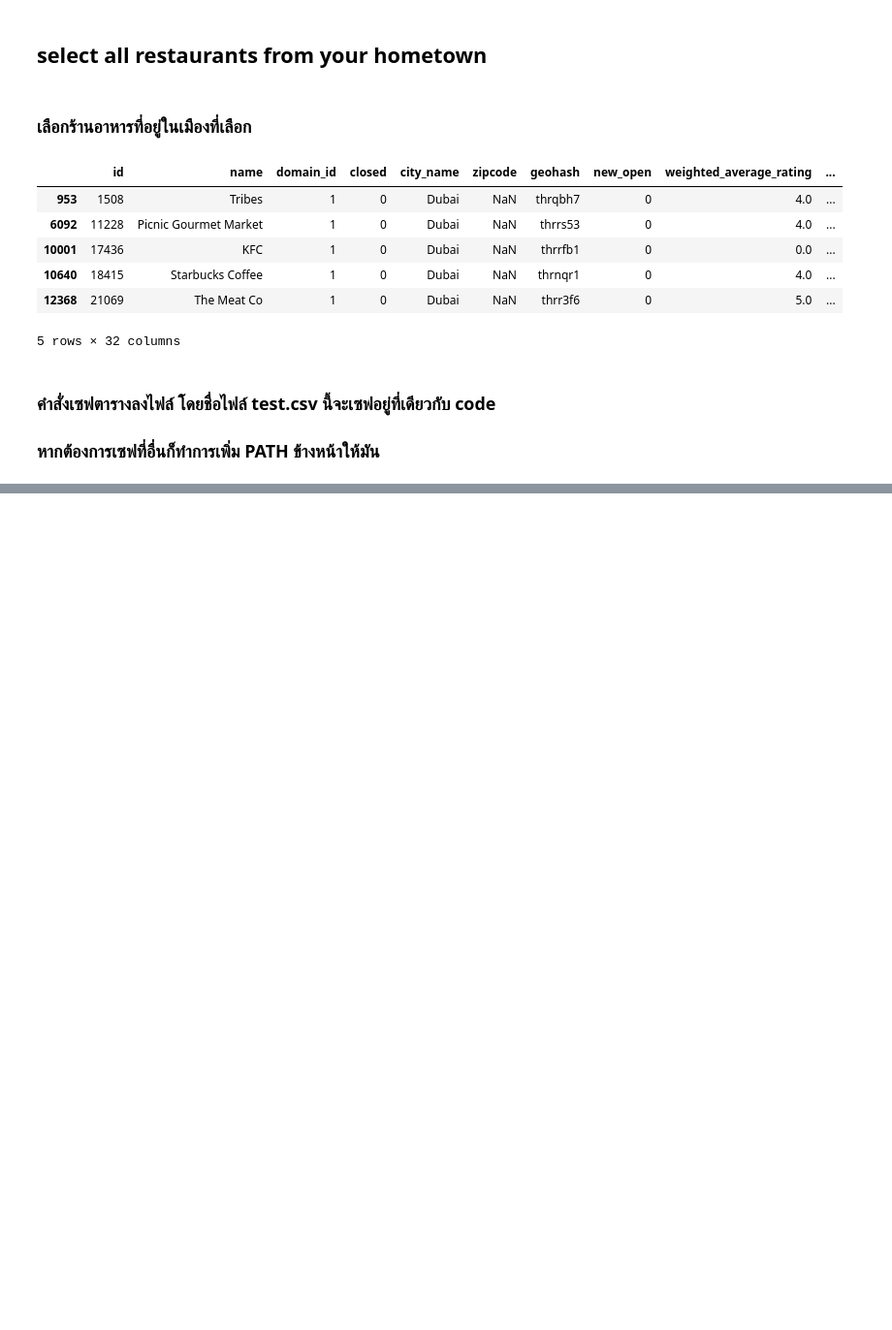
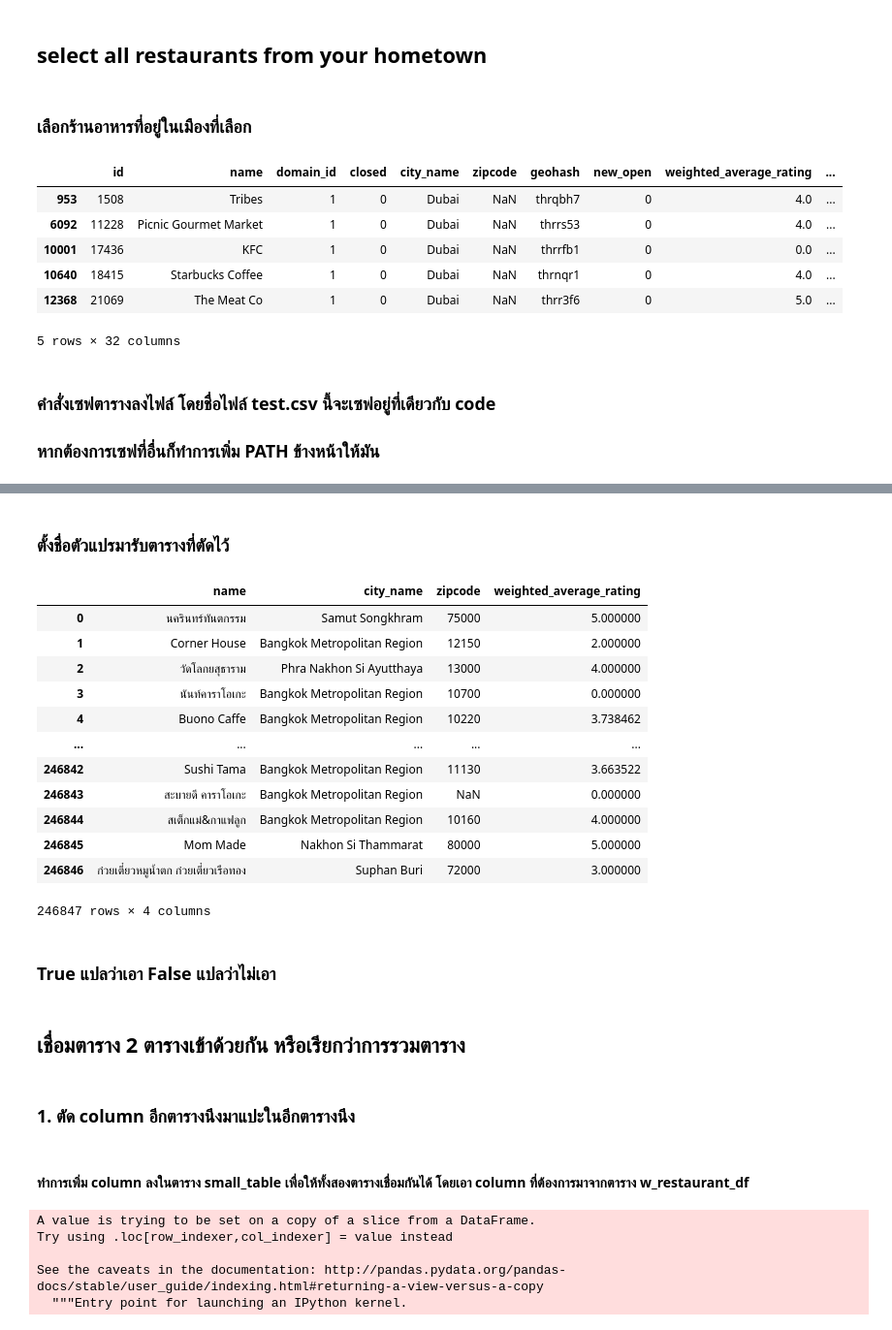
Before and after one commit to MuBuBaamm/python_dataviz, a Jupyter notebook: Pandas101.ipynb, the cells around one changed output, grey strips where cells are left out. Shown: that part at 97% size. Drawn from its saved outputs; the diff is of its cells as text; code cells hidden in the pictures; blank space fills up the shorter version.

```diff
--- a/Pandas101.ipynb
+++ b/Pandas101.ipynb
@@ -253,0 +291,35 @@ w_restaurant_df_t.to_csv('test.csv')
+# %% [markdown]
+### ตั้งชื่อตัวแปรมารับตารางที่ตัดไว้
+# %%
+small_table = w_restaurant_df[['name', 'city_name', 'zipcode', 'weighted_average_rating']]
+small_table
+# %% [output]
+|  | name | city_name | zipcode | weighted_average_rating |
+| 0 | นครินทร์ทันตกรรม | Samut Songkhram | 75000 | 5.000000 |
+| 1 | Corner House | Bangkok Metropolitan Region | 12150 | 2.000000 |
+| 2 | วัดโลกยสุธาราม | Phra Nakhon Si Ayutthaya | 13000 | 4.000000 |
+| 3 | นันท์คาราโอเกะ | Bangkok Metropolitan Region | 10700 | 0.000000 |
+| 4 | Buono Caffe | Bangkok Metropolitan Region | 10220 | 3.738462 |
+| ... | ... | ... | ... | ... |
+| 246842 | Sushi Tama | Bangkok Metropolitan Region | 11130 | 3.663522 |
+| 246843 | สะบายดี คาราโอเกะ | Bangkok Metropolitan Region | NaN | 0.000000 |
+| 246844 | สเต็กแม่&กาแฟลูก | Bangkok Metropolitan Region | 10160 | 4.000000 |
+| 246845 | Mom Made | Nakhon Si Thammarat | 80000 | 5.000000 |
+| 246846 | ก๋วยเตี๋ยวหมูน้ำตก ก๋วยเตี๋ยวเรือทอง | Suphan Buri | 72000 | 3.000000 |
+246847 rows × 4 columns
+# %% [markdown]
+### True แปลว่าเอา False แปลว่าไม่เอา
+# %% [markdown]
+## เชื่อมตาราง 2 ตารางเข้าด้วยกัน หรือเรียกว่าการรวมตาราง
+# %% [markdown]
+### 1. ตัด column อีกตารางนึงมาแปะในอีกตารางนึง
+# %% [markdown]
+#### ทำการเพิ่ม column ลงในตาราง small_table เพื่อให้ทั้งสองตารางเชื่อมกันได้ โดยเอา column ที่ต้องการมาจากตาราง w_restaurant_df
+# %%
+small_table['id'] = w_restaurant_df['id']
+# %% [output]
+A value is trying to be set on a copy of a slice from a DataFrame.
+Try using .loc[row_indexer,col_indexer] = value instead
+
+See the caveats in the documentation: http://pandas.pydata.org/pandas-docs/stable/user_guide/indexing.html#returning-a-view-versus-a-copy
+  """Entry point for launching an IPython kernel.
```
Also changed, not shown: parts of 18 cells of this notebook, 4 other files.
